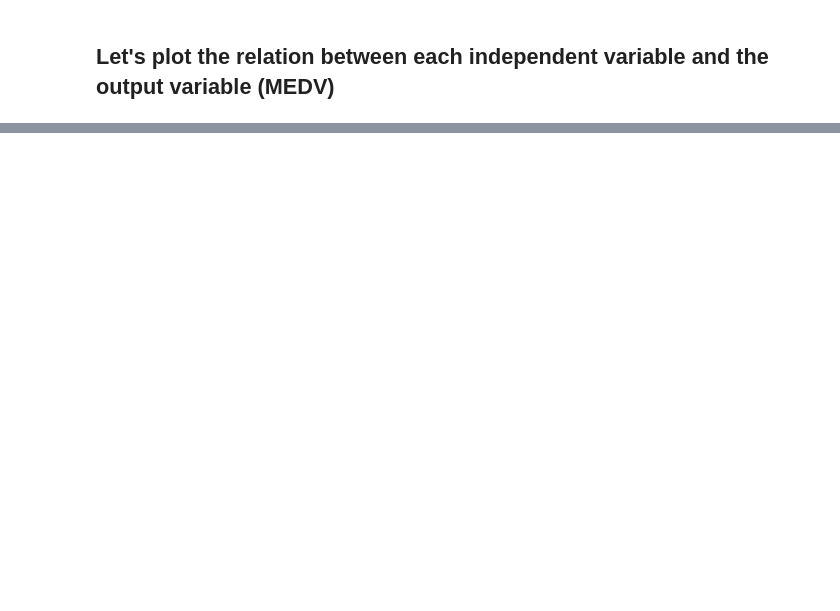
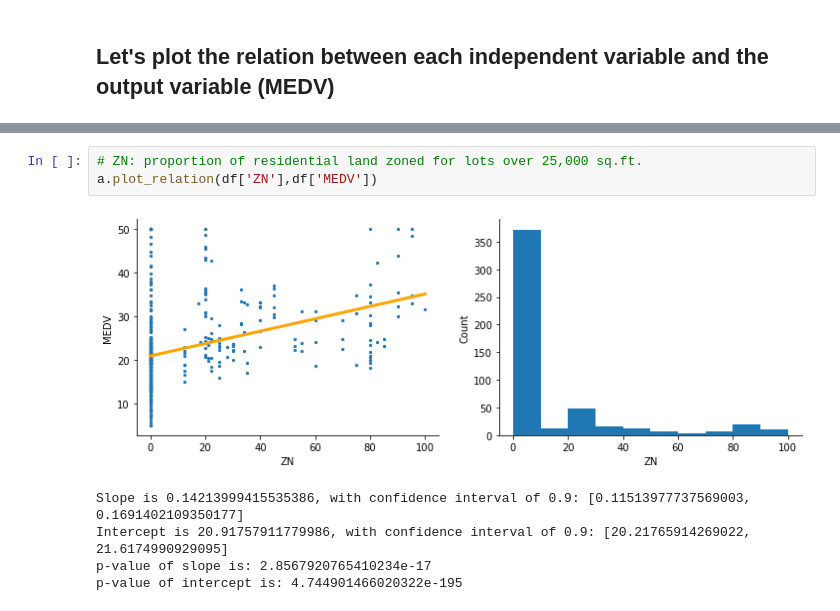
Before and after one commit to bereznik/Boston-House-Pricing, a Jupyter notebook: eda.ipynb, the cells around one changed output, grey strips where cells are left out. Drawn from its saved outputs; the diff is of its cells as text; blank space fills up the shorter version.

```diff
--- a/eda.ipynb
+++ b/eda.ipynb
@@ -138,0 +130,9 @@ plt.bar(correlations.keys(),correlations.values())
+# %%
+# ZN: proportion of residential land zoned for lots over 25,000 sq.ft.
+a.plot_relation(df['ZN'],df['MEDV'])
+# %% [output]
+[figure, added]
+Slope is 0.14213999415535386, with confidence interval of 0.9: [0.11513977737569003, 0.1691402109350177]
+Intercept is 20.91757911779986, with confidence interval of 0.9: [20.21765914269022, 21.6174990929095]
+p-value of slope is: 2.8567920765410234e-17
+p-value of intercept is: 4.744901466020322e-195
```
Also changed, not shown: parts of 39 cells of this notebook.
